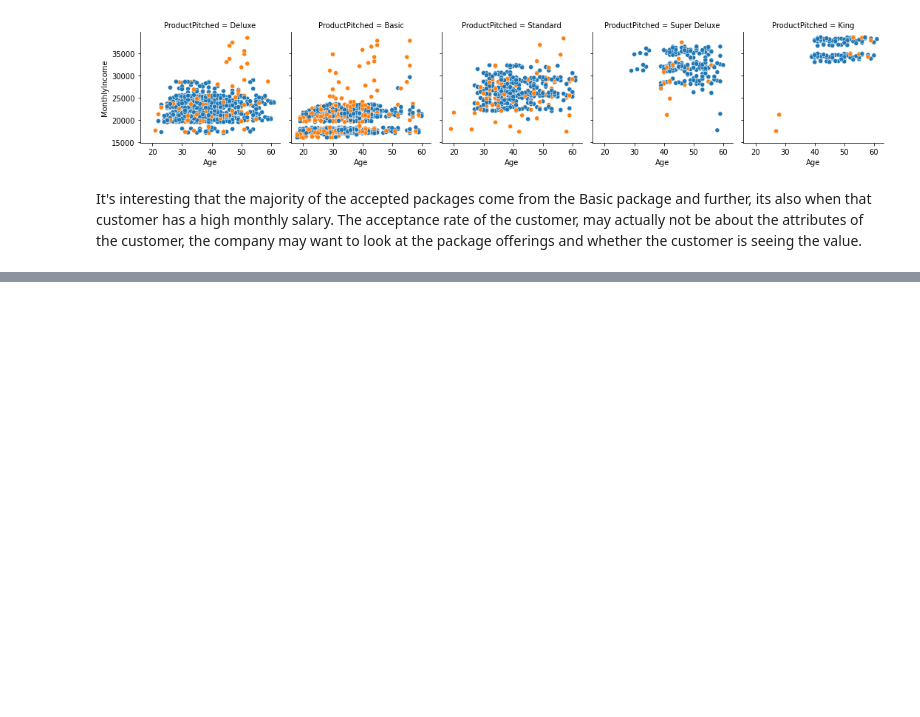
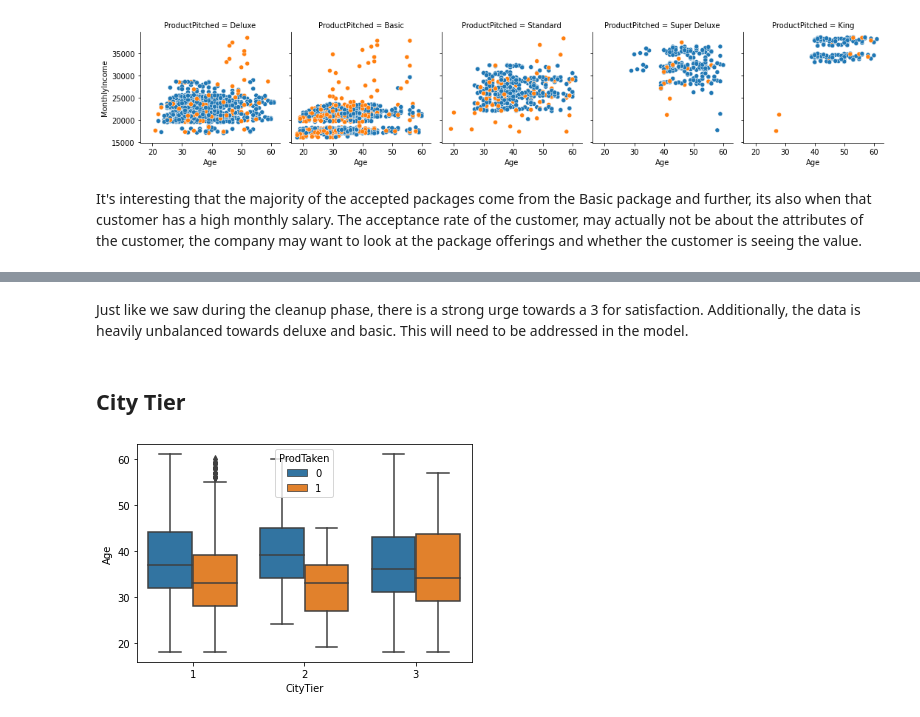
Before and after one commit to chabazite/Tourism_recommendations, a Jupyter notebook: notebooks/2.0_ASI_EDA.ipynb, the cells around one changed output, grey strips where cells are left out. Saved outputs shown, nothing was run; the diff lists cells and outputs as text; code cells hidden in the pictures; blank space fills up the shorter version.

```diff
--- a/notebooks/2.0_ASI_EDA.ipynb
+++ b/notebooks/2.0_ASI_EDA.ipynb
@@ -275,0 +355,8 @@ It's interesting that the majority of the accepted packages come from the Basic
+# %% [markdown]
+Just like we saw during the cleanup phase, there is a strong urge towards a 3 for satisfaction. Additionally, the data is heavily unbalanced towards deluxe and basic. This will need to be addressed in the model.
+# %% [markdown]
+## City Tier
+# %%
+ax = sns.boxplot(data=tourism_df, x='CityTier', y='Age', hue = 'ProdTaken')
+# %% [output]
+[figure, added]
```
Also changed, not shown: parts of 15 cells of this notebook.
